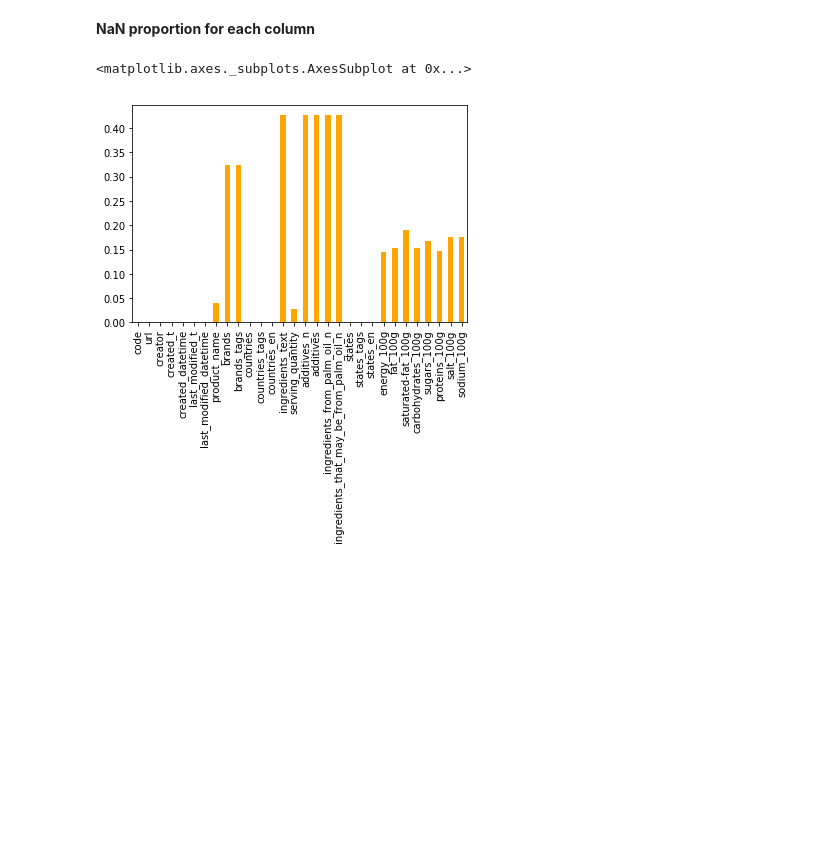
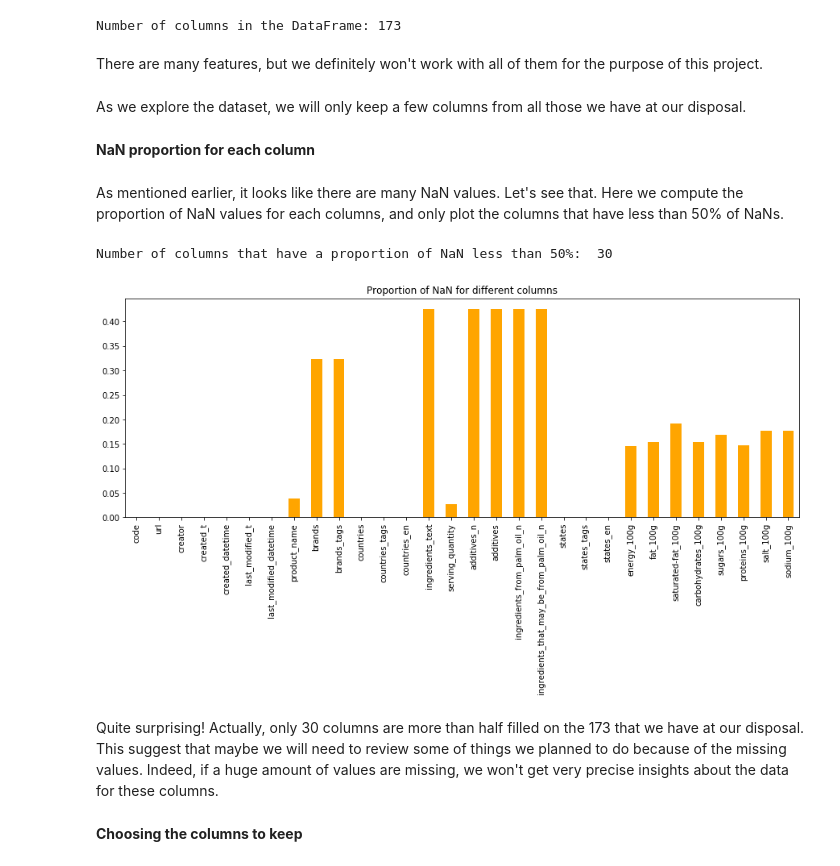
Before and after one commit to mattbuot/Project, a Jupyter notebook: ProjectADA.ipynb, the cells around one changed output. Cells and saved outputs as stored; diff of their text form; code cells hidden in the pictures; blank space fills up the shorter version.

```diff
--- a/ProjectADA.ipynb
+++ b/ProjectADA.ipynb
@@ -11,9 +30,29 @@ df = pd.read_csv('en.openfoodfacts.org.products.csv', sep="\t", encoding="utf-8"
+# %%
+print('Number of columns in the DataFrame:', df.columns.size)
+# %% [output]
+Number of columns in the DataFrame: 173
+# %% [markdown]
+There are many features, but we definitely won't work with all of them for the purpose of this project.
+# %% [markdown]
+As we explore the dataset, we will only keep a few columns from all those we have at our disposal.
 # %% [markdown]
 **NaN proportion for each column**
+# %% [markdown]
+As mentioned earlier, it looks like there are many NaN values. Let's see that. Here we compute the proportion of NaN values for each columns, and only plot the columns that have less than 50% of NaNs.
 # %%
 nan_proportion = df.isnull().mean(axis=0)
-nan_proportion = nan_proportion[nan_proportion<0.5]
-nan_proportion.plot(kind='bar', color='orange')
+nan_proportion_50 = nan_proportion[nan_proportion<0.5]
+print('Number of columns that have a proportion of NaN less than 50%: ', nan_proportion_50.size)
+
+plt.figure(figsize=(15, 5))
+nan_proportion_50.plot(kind='bar', color='orange')
+plt.title('Proportion of NaN for different columns')
+
+plt.show()
 # %% [output]
-<matplotlib.axes._subplots.AxesSubplot at 0x...>
+Number of columns that have a proportion of NaN less than 50%:  30
-[figure, old version]
+[figure, new version]
+# %% [markdown]
+Quite surprising! Actually, only 30 columns are more than half filled on the 173 that we have at our disposal. This suggest that maybe we will need to review some of things we planned to do because of the missing values. Indeed, if a huge amount of values are missing, we won't get very precise insights about the data for these columns.
+# %% [markdown]
+**Choosing the columns to keep**
```
Also changed, not shown: parts of 36 cells of this notebook.
